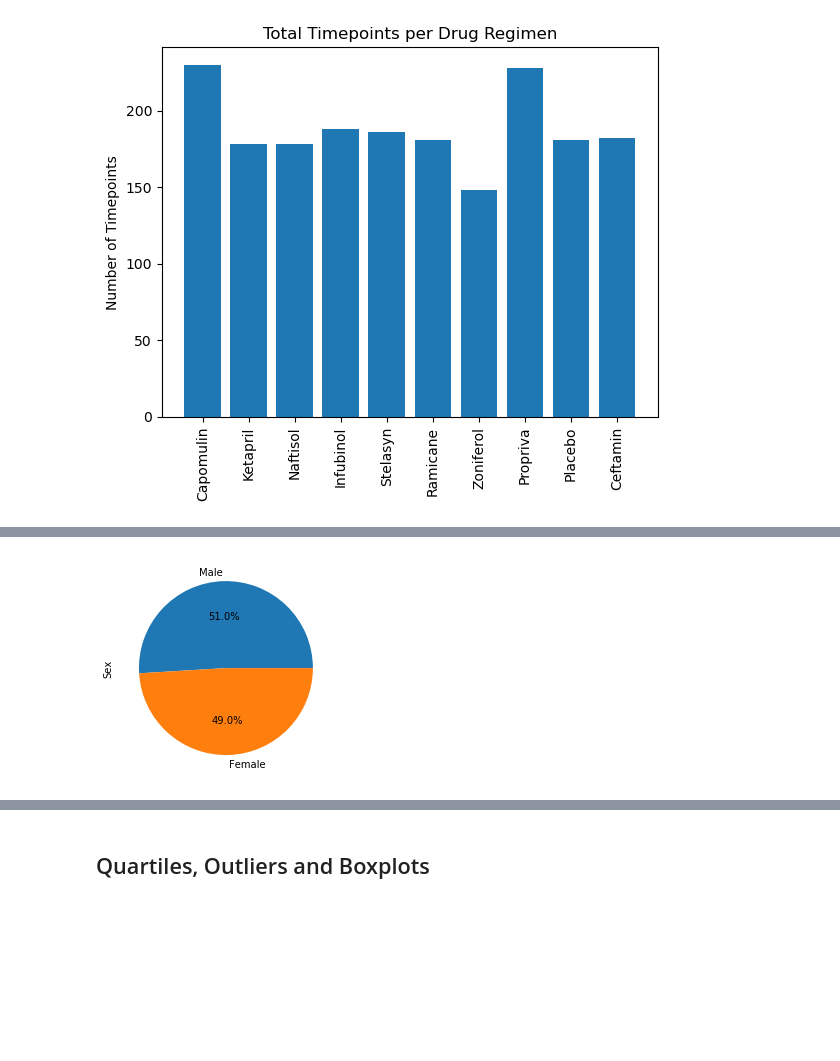
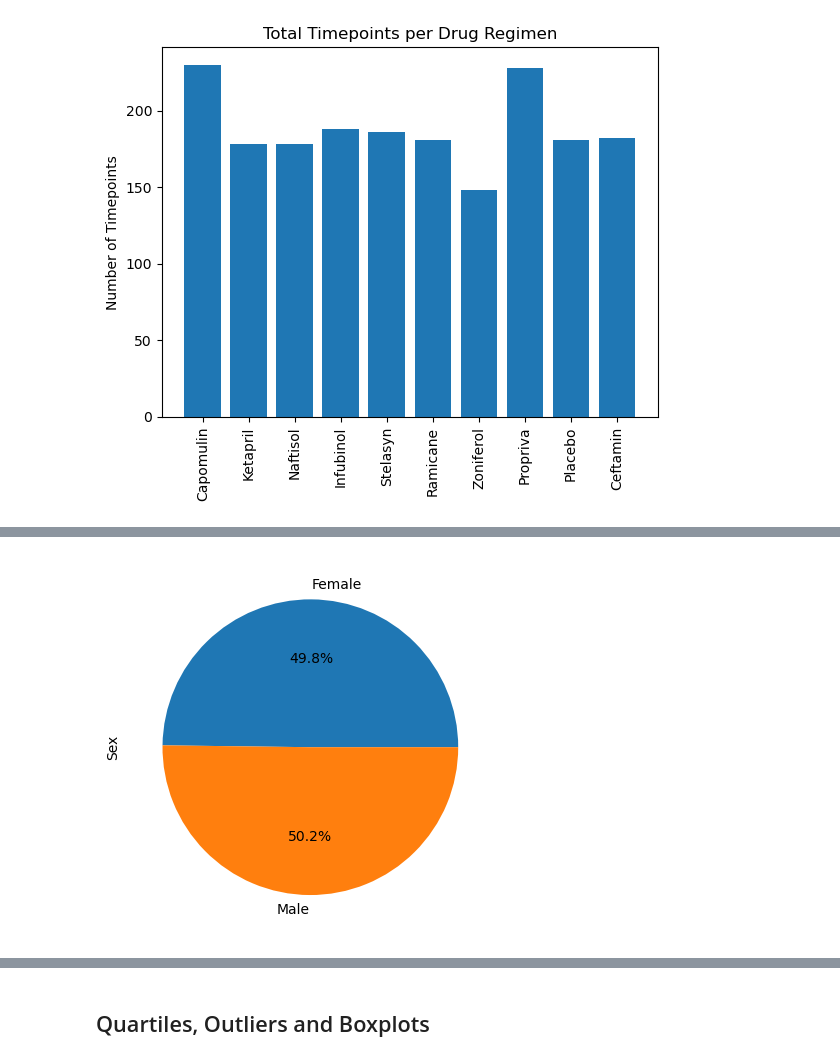
Before and after one commit to andrew-fellowes/matplotlib-challenge, a Jupyter notebook: Pymaceuticals/pymaceuticals_starter.ipynb, the cells around one changed output, grey strips where cells are left out. Drawn from its saved outputs; the diff is of its cells as text; code cells hidden in the pictures; blank space fills up the shorter version.

Commit message:
pie charts done

```diff
--- a/Pymaceuticals/pymaceuticals_starter.ipynb
+++ b/Pymaceuticals/pymaceuticals_starter.ipynb
@@ -153,4 +160,8 @@ plt.show()
 # %%
-# Generate a pie plot showing the distribution of female versus male mice using Pandas
+# Generate a pie plot showing the distribution of female versus male mice using pyplot
+sex_ratio = mouse_metadata[["Mouse ID", "Sex"]].groupby("Sex").count()
+plt.pie(sex_ratio["Mouse ID"], labels = sex_ratio.index, autopct="%.1f%%")
+plt.ylabel("Sex")
+plt.show()
 # %% [output]
-[figure, old version]
+[figure, new version]
```
Also changed, not shown: parts of 2 cells of this notebook.
